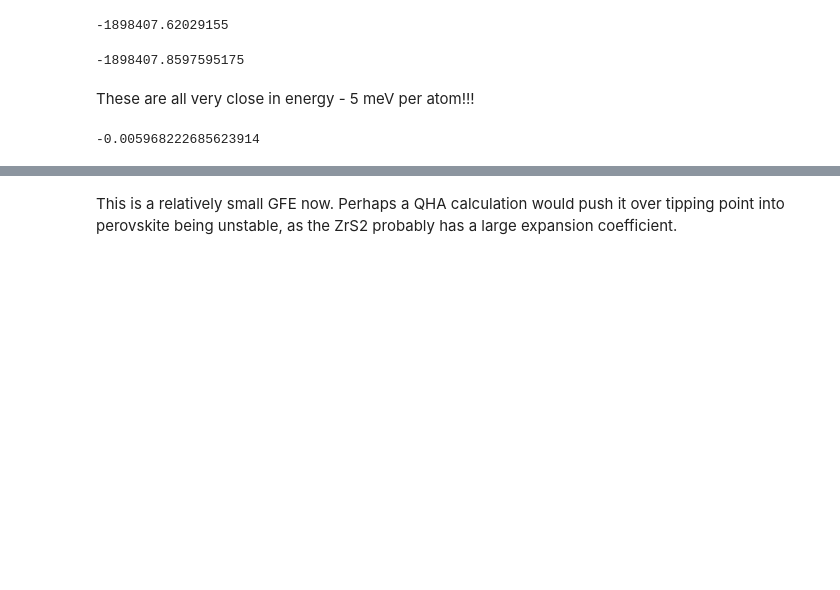
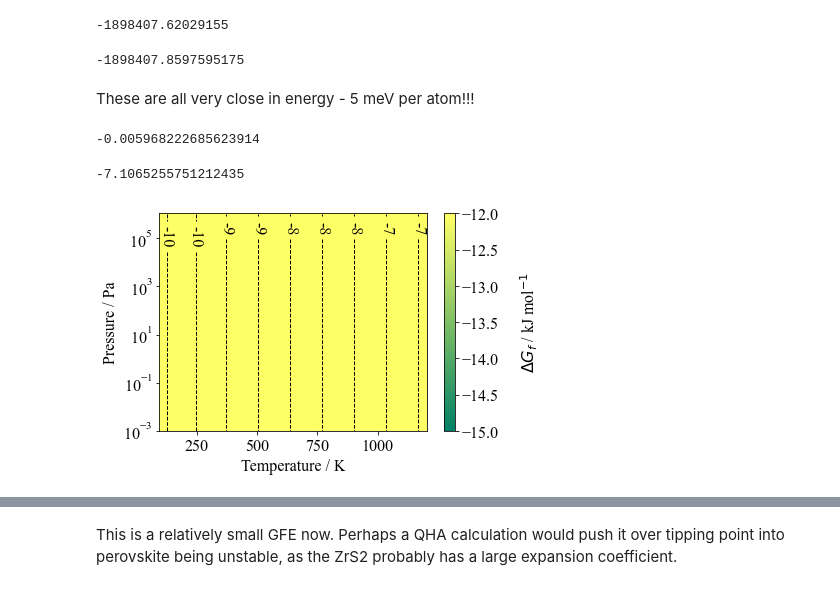
Before and after one commit to NU-CEM/ThermoPot, a Jupyter notebook: BaZrS3/BaZrS3_hse06.ipynb, the cells around one changed output, grey strips where cells are left out. Cells and saved outputs as stored; diff of their text form; code cells hidden in the pictures; blank space fills up the shorter version.

```diff
--- a/BaZrS3/BaZrS3_hse06.ipynb
+++ b/BaZrS3/BaZrS3_hse06.ipynb
@@ -318,5 +344,13 @@ These are all very close in energy - 5 meV per atom!!!
 -0.005968222685623914
 # %%
 Ba3Zr2S7 = materials.Solid("Ba3Zr2S7",{"Ba": 3,"Zr": 2,"S":7},
-                           "../BaZrS3/phonopy_output/Ba3Zr2S7_P4_2_mnm.dat",
+                           "../BaZrS3/phonopy_output/Ba3Zr2S7_P42_mnm.dat",
                            calculation=Ba3Zr2S7_calc_P42)
+ternary_reaction = reactions.Reaction({Ba3Zr2S7:1,ZrS2:1},{BaZrS3:3},
+                                      temperature=T, pressure=P, fu=3)
+GFE = ternary_reaction.Dmu(units="kJ",xc='hse06')
+GFE.plot_TvsP(scale_range=[-15, -12])
+GFE.potential[0,-1]
+# %% [output]
+-7.1065255751212435
+[figure, added]
```
Also changed, not shown: parts of 15 cells of this notebook.
